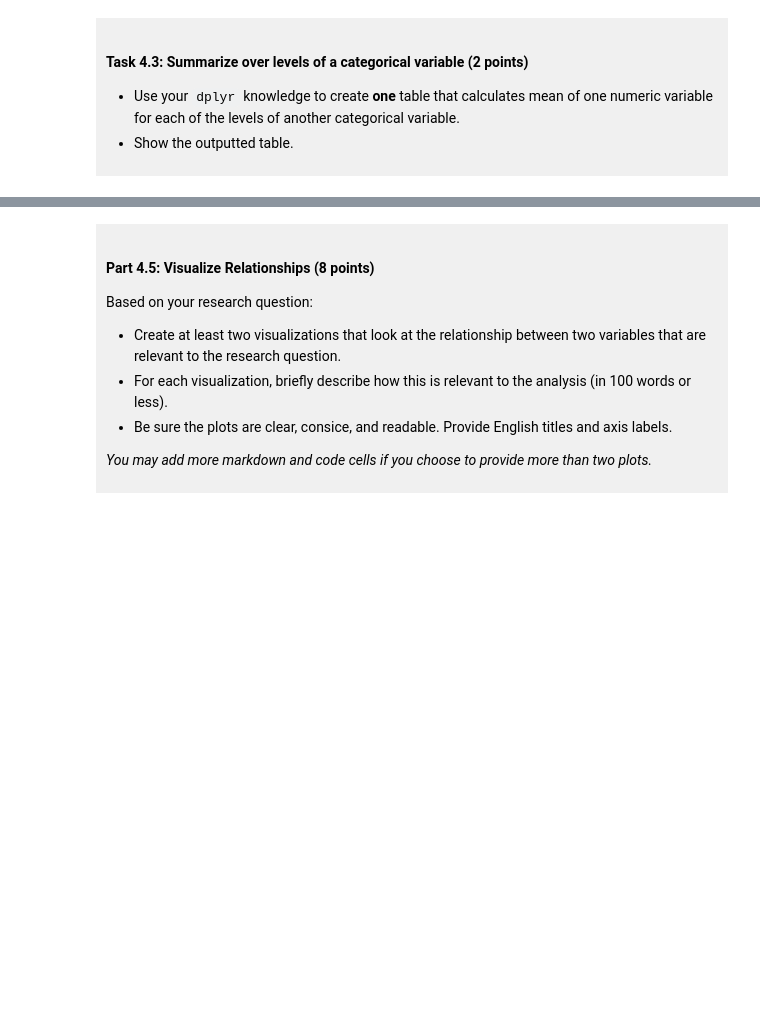
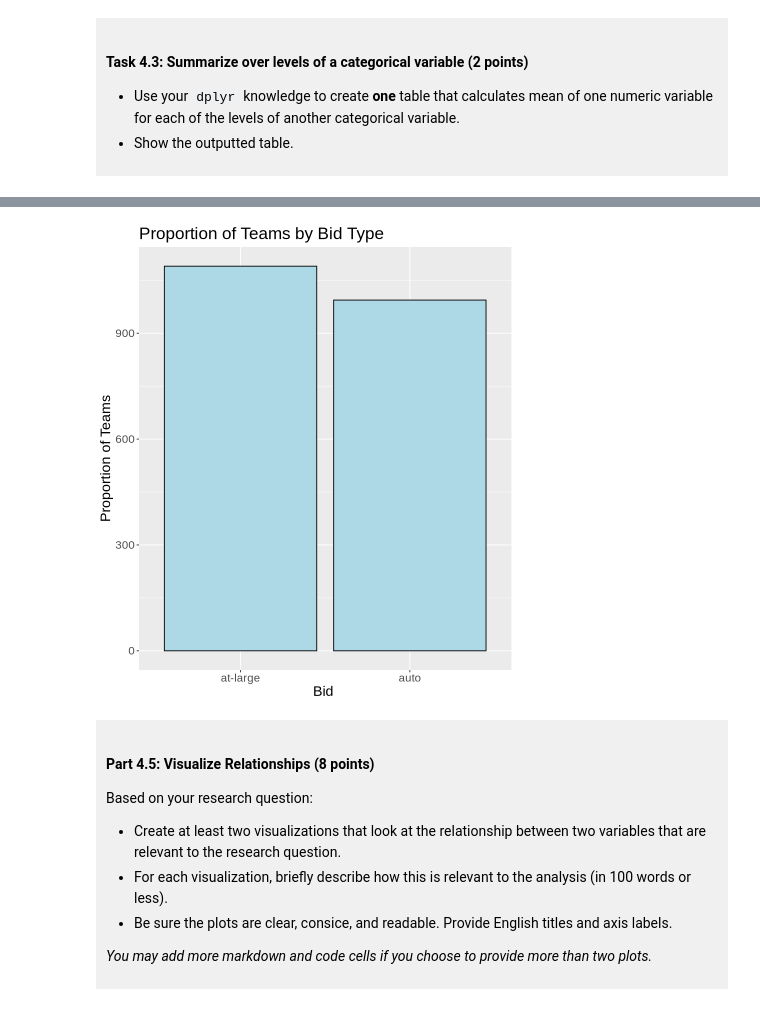
Before and after one commit to Ike4nole/dsci-100-project-ison-au, a Jupyter notebook: dsci-100-project-notebook.ipynb, the cells around one changed output, grey strips where cells are left out. Cells and saved outputs as stored; diff of their text form; code cells hidden in the pictures; blank space fills up the shorter version.

```diff
--- a/dsci-100-project-notebook.ipynb
+++ b/dsci-100-project-notebook.ipynb
@@ -317,5 +409,14 @@ You will refine your research question (if needed) and produce a tidy data set.
 # %%
-### EDIT THIS CODE CELL FOR PLOT 2 ###
+#bar plot
+options(repr.plot.height = 8, repr.plot.width = 7)
+
+marches_bar <- ggplot(marches_tidy, aes (x = bid, fill = bid)) +
+    geom_bar(color = "black", fill = "lightblue") +
+    labs(x = "Bid ", y = "Proportion of Teams", title = "Proportion of Teams by Bid Type") +
+    theme(text = element_text(size = 17))
+marches_bar
+# %% [output]
+[figure, added]
 # %% [markdown]
 <div style="background-color: #f0f0f0; padding: 10px;">
 
```
Also changed, not shown: parts of 13 cells of this notebook.
